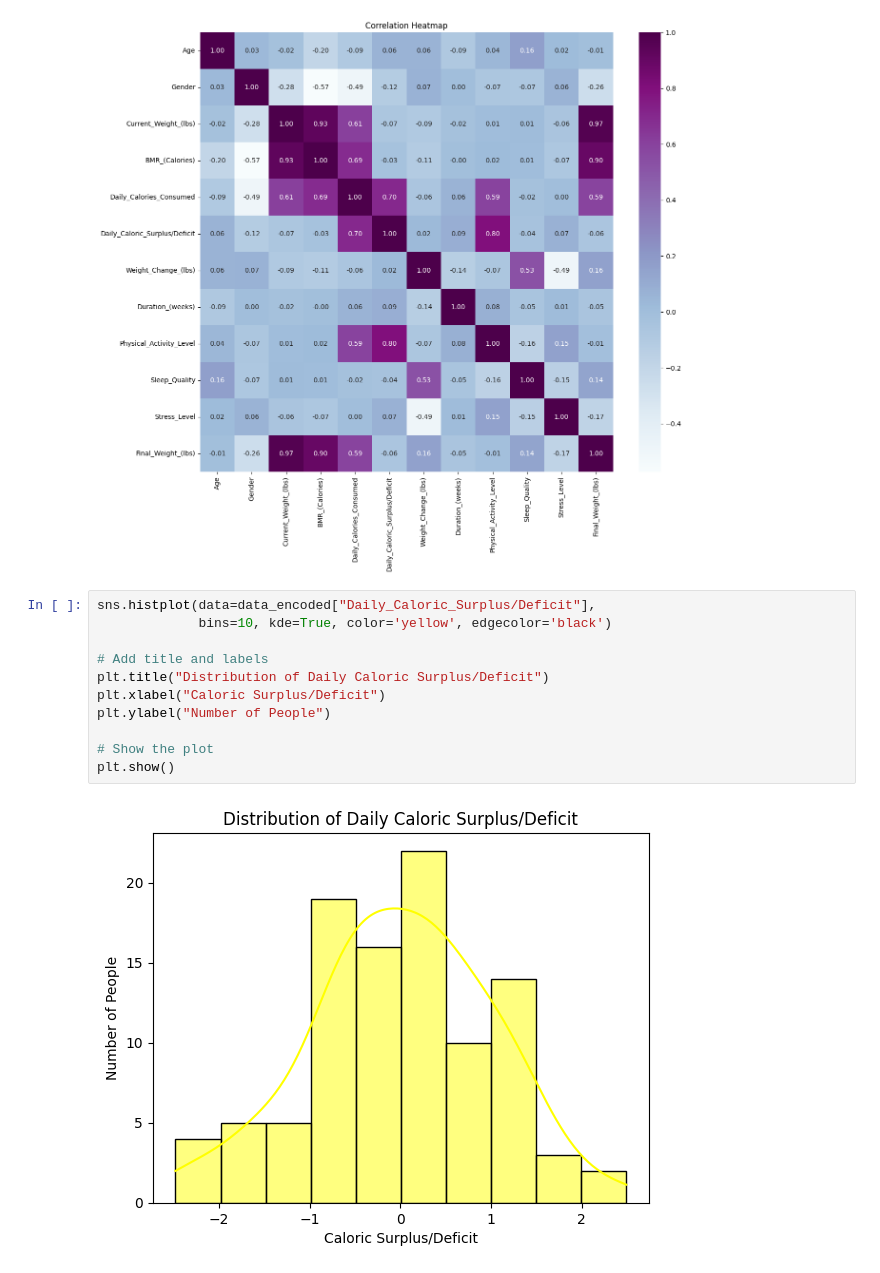
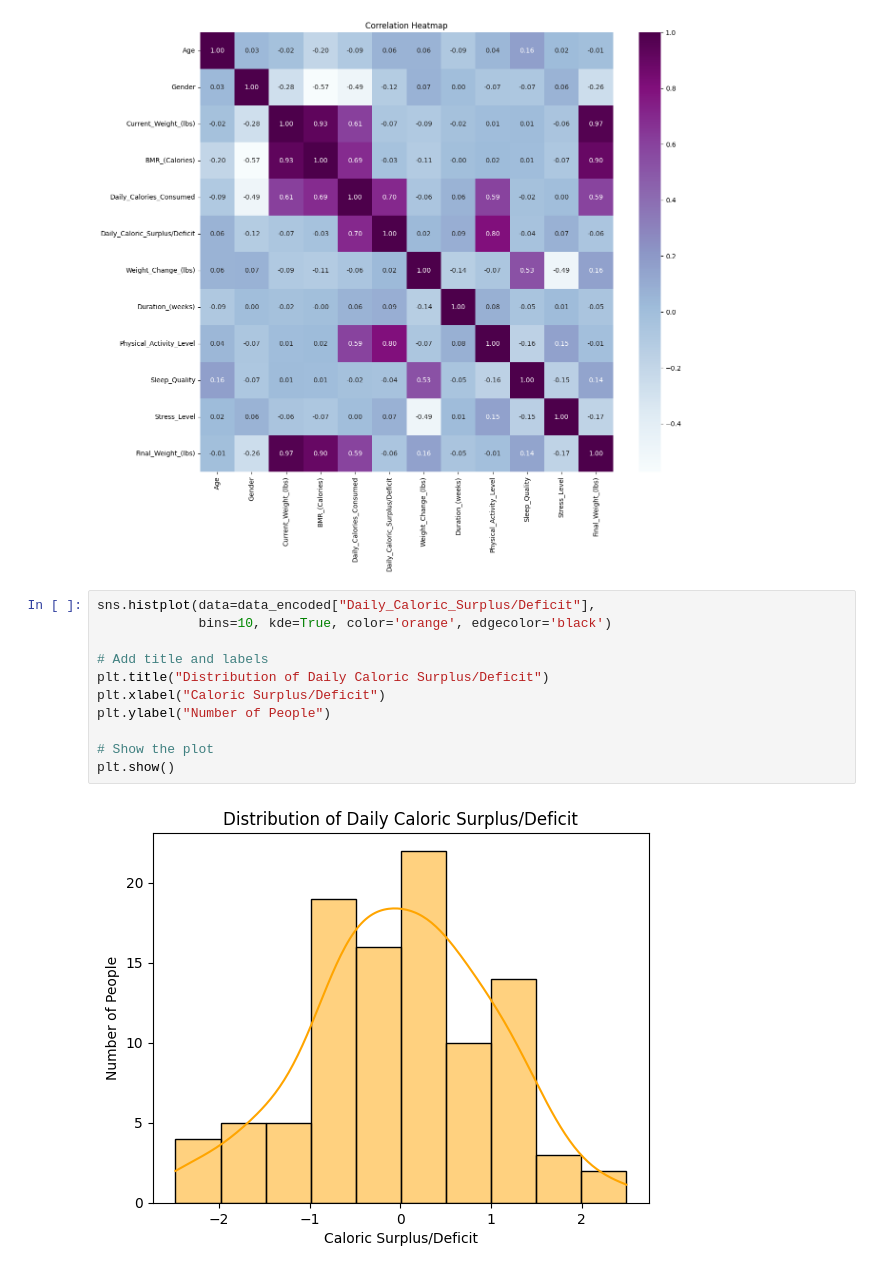
Before and after one commit to makenamecham/Final-Project-MATH-4750, a Jupyter notebook: EDA.ipynb, the cells around one changed output. Drawn from its saved outputs; the diff is of its cells as text.

```diff
--- a/EDA.ipynb
+++ b/EDA.ipynb
@@ -164,14 +164,14 @@ plt.show()
 [figure]
 # %%
 sns.histplot(data=data_encoded["Daily_Caloric_Surplus/Deficit"],
-             bins=10, kde=True, color='yellow', edgecolor='black')
+             bins=10, kde=True, color='orange', edgecolor='black')
 
 # Add title and labels
 plt.title("Distribution of Daily Caloric Surplus/Deficit")
 plt.xlabel("Caloric Surplus/Deficit")
 plt.ylabel("Number of People")
 
 # Show the plot
 plt.show()
 # %% [output]
-[figure, old version]
+[figure, new version]
```
